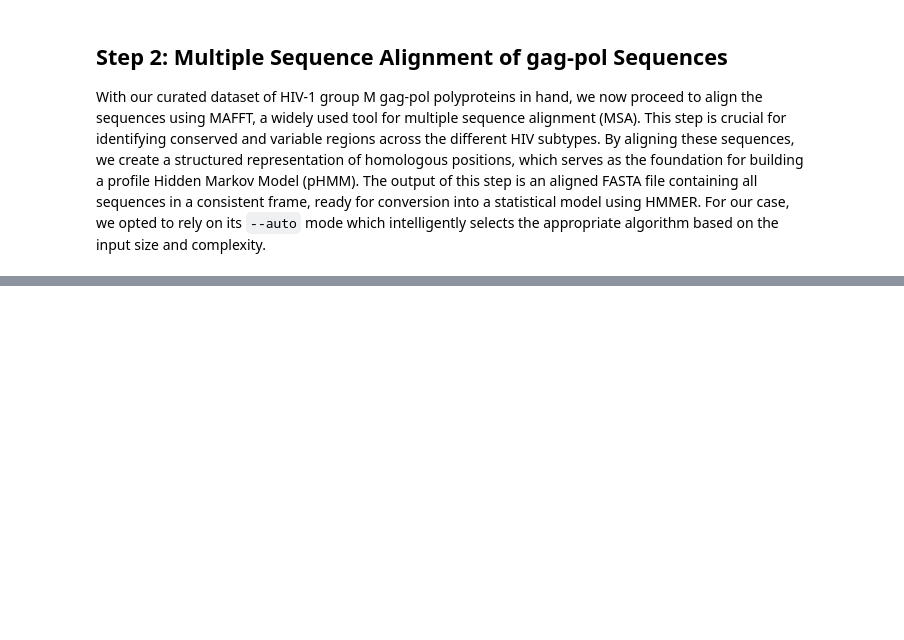
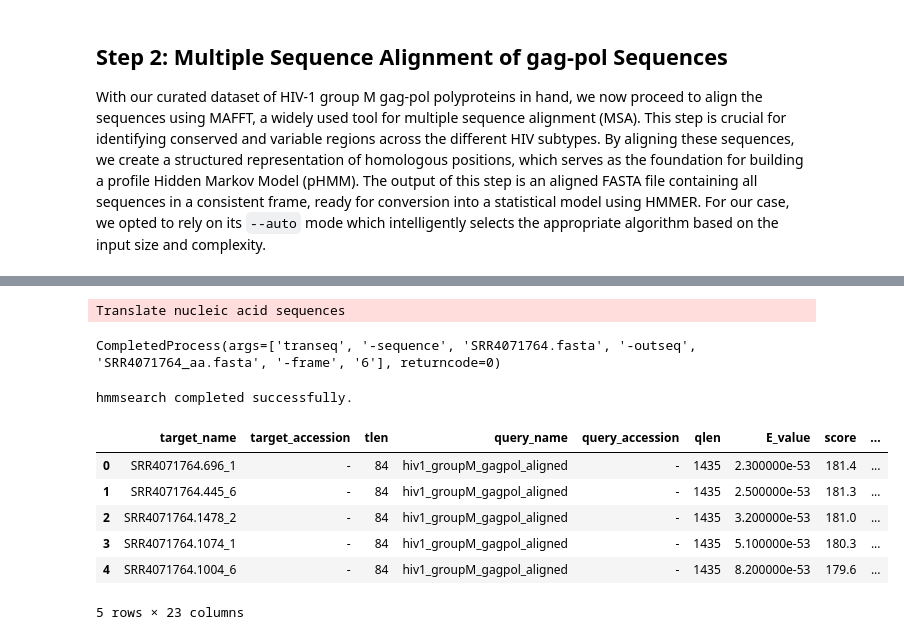
Before and after one commit to francisisip/bioinfo-ho6, a Jupyter notebook: notebook.ipynb, the cells around one changed output, grey strips where cells are left out. Drawn from its saved outputs; the diff is of its cells as text; code cells hidden in the pictures; blank space fills up the shorter version.

```diff
--- a/notebook.ipynb
+++ b/notebook.ipynb
@@ -269,0 +260,77 @@ HMMER build successful.
+# %%
+# Use EMBOSS transeq to translate the nucleotide sequence to protein
+SeqIO.convert("SRR4071764.fastq", "fastq", "SRR4071764.fasta", "fasta")
+subprocess.run(["transeq", "-sequence", "SRR4071764.fasta", "-outseq", "SRR4071764_aa.fasta", "-frame", "6"])
+# %% [output]
+Translate nucleic acid sequences
+CompletedProcess(args=['transeq', '-sequence', 'SRR4071764.fasta', '-outseq', 'SRR4071764_aa.fasta', '-frame', '6'], returncode=0)
+# %%
+# Input and output file paths
+hmm_model = "hiv1_gagpol.hmm"
+translated_reads = "SRR4071764_aa.fasta"
+domtblout = "hmmsearch_results.domtbl"
+txtout = "hmmsearch_results.txt"
+
+# Run hmmsearch
+command = [
+    "hmmsearch",
+    "--domtblout", domtblout,
+    "-o", txtout,
+    hmm_model,
+    translated_reads
+]
+
+try:
+    subprocess.run(command, check=True)
+    print("hmmsearch completed successfully.")
+except subprocess.CalledProcessError as e:
+    print("hmmsearch failed:", e.stderr)
+# %% [output]
+hmmsearch completed successfully.
+# %%
+def parse_domtblout(file_path):
+    # Store parsed lines
+    records = []
+
+    with open(file_path) as f:
+        for line in f:
+            if line.startswith("#"):
+                continue
+            parts = line.strip().split(maxsplit=22)  # 23 fields expected
+            if len(parts) == 23:
+                records.append(parts)
+
+    # Convert to DataFrame
+    df = pd.DataFrame(records, columns=[
+        "target_name", "target_accession", "tlen",
+        "query_name", "query_accession", "qlen",
+        "E_value", "score", "bias",
+        "domain_num", "domain_total",
+        "c_Evalue", "i_Evalue", "domain_score", "domain_bias",
+        "hmm_from", "hmm_to",
+        "ali_from", "ali_to",
+        "env_from", "env_to",
+        "accuracy", "description_of_target"
+    ])
+
+    # Convert numeric columns to appropriate types
+    df["E_value"] = df["E_value"].astype(float)
+    df["score"] = df["score"].astype(float)
+    df["ali_from"] = df["ali_from"].astype(int)
+    df["ali_to"] = df["ali_to"].astype(int)
+
+    return df
+
+domtbl_file = "hmmsearch_results.domtbl"
+hits_df = parse_domtblout(domtbl_file)
+
+# Preview top hits
+hits_df.head()
+# %% [output]
+|  | target_name | target_accession | tlen | query_name | query_accession | qlen | E_value | score | ... |
+| 0 | SRR4071764.696_1 | - | 84 | hiv1_groupM_gagpol_aligned | - | 1435 | 2.300000e-53 | 181.4 | ... |
+| 1 | SRR4071764.445_6 | - | 84 | hiv1_groupM_gagpol_aligned | - | 1435 | 2.500000e-53 | 181.3 | ... |
+| 2 | SRR4071764.1478_2 | - | 84 | hiv1_groupM_gagpol_aligned | - | 1435 | 3.200000e-53 | 181.0 | ... |
+| 3 | SRR4071764.1074_1 | - | 84 | hiv1_groupM_gagpol_aligned | - | 1435 | 5.100000e-53 | 180.3 | ... |
+| 4 | SRR4071764.1004_6 | - | 84 | hiv1_groupM_gagpol_aligned | - | 1435 | 8.200000e-53 | 179.6 | ... |
+5 rows × 23 columns
```
Also changed, not shown: parts of 19 cells of this notebook, 11 other files.
